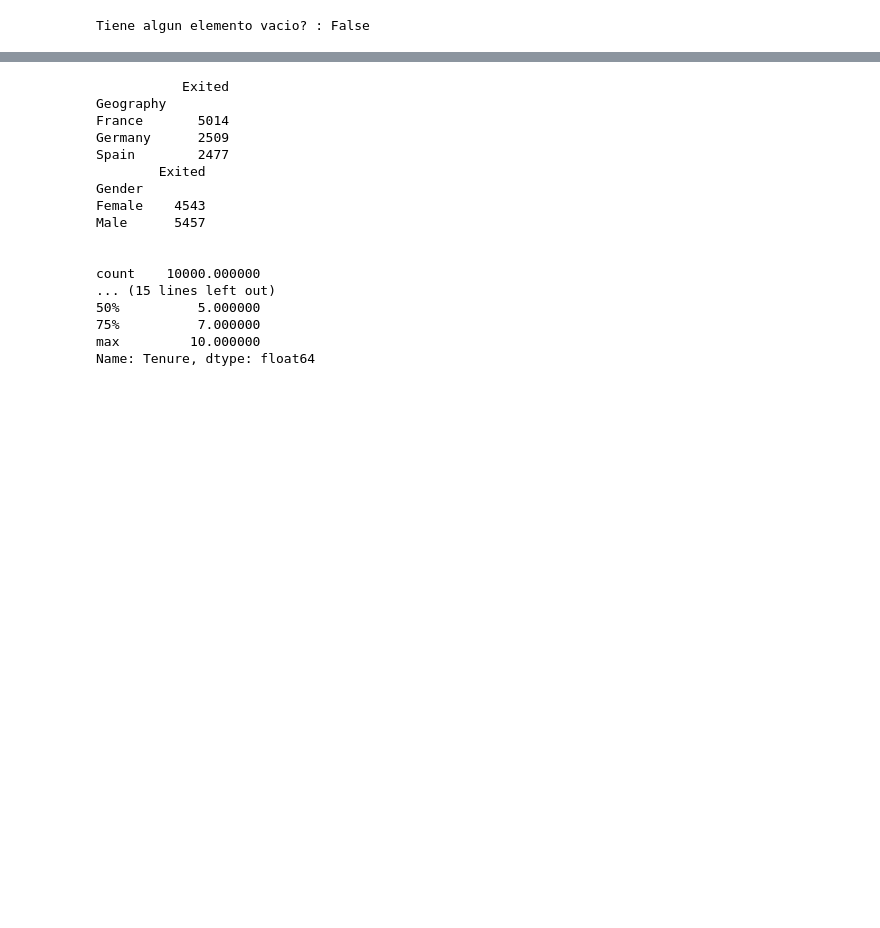
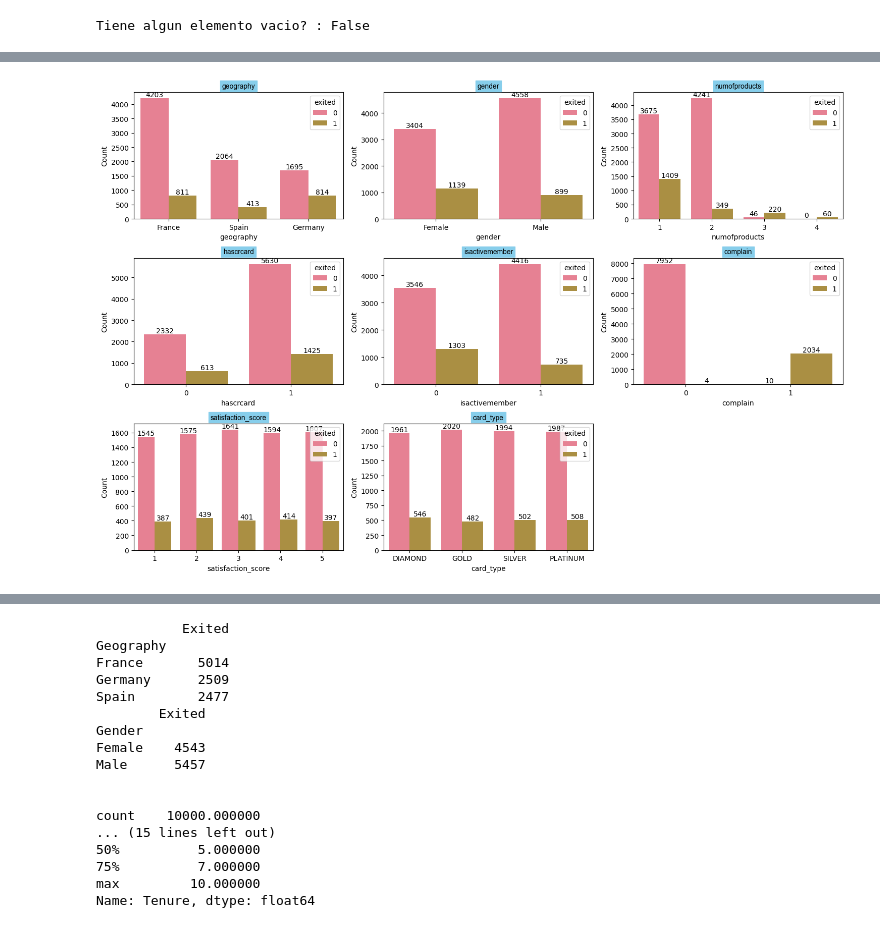
Before and after one commit to ElKroko/Data-Science, a Jupyter notebook: Tarea 3/Enunciado_Lab_3_Clustering_y_Reglas_de_Asociación.ipynb, the cells around one changed output, grey strips where cells are left out. Cells and saved outputs as stored; diff of their text form; code cells hidden in the pictures; blank space fills up the shorter version.

```diff
--- a/Tarea 3/Enunciado_Lab_3_Clustering_y_Reglas_de_Asociación.ipynb
+++ b/Tarea 3/Enunciado_Lab_3_Clustering_y_Reglas_de_Asociación.ipynb
@@ -53,0 +177,18 @@ Tiene algun elemento vacio? : False
+# %%
+# Take a quick look at some features by churn
+# 0 means not change and 1 means change
+feature = ['geography', 'gender', 'numofproducts', 'hascrcard', 'isactivemember', 'complain', 'satisfaction_score', 'card_type']
+
+fig = plt.figure(figsize = (15,10))
+
+for i,j in enumerate(feature):
+    ax = fig.add_subplot(3,3,i+1)
+    ax = sns.countplot(bank_df , x = j , hue = 'exited' , palette = sns.color_palette('husl') )
+    ax.set_title(j , fontsize = 15 , style = 'italic' , backgroundcolor = 'skyblue', font = 'Arial')
+    ax.set_ylabel('Count')
+    ax.bar_label(ax.containers[0],label_type='edge')
+    ax.bar_label(ax.containers[1],label_type='edge')
+plt.tight_layout()
+plt.show()
+# %% [output]
+[figure, added]
```
Also changed, not shown: parts of 22 cells of this notebook.
